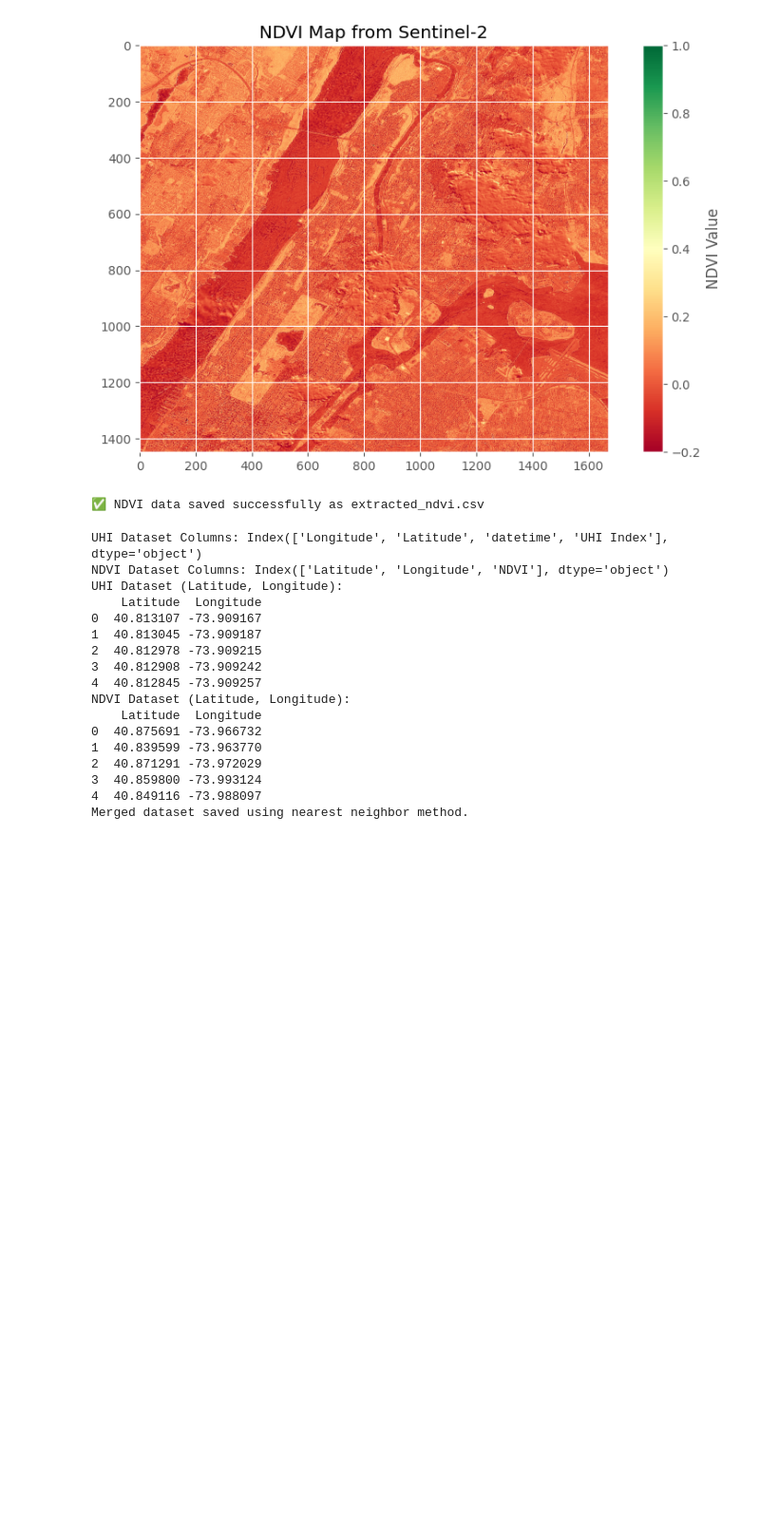
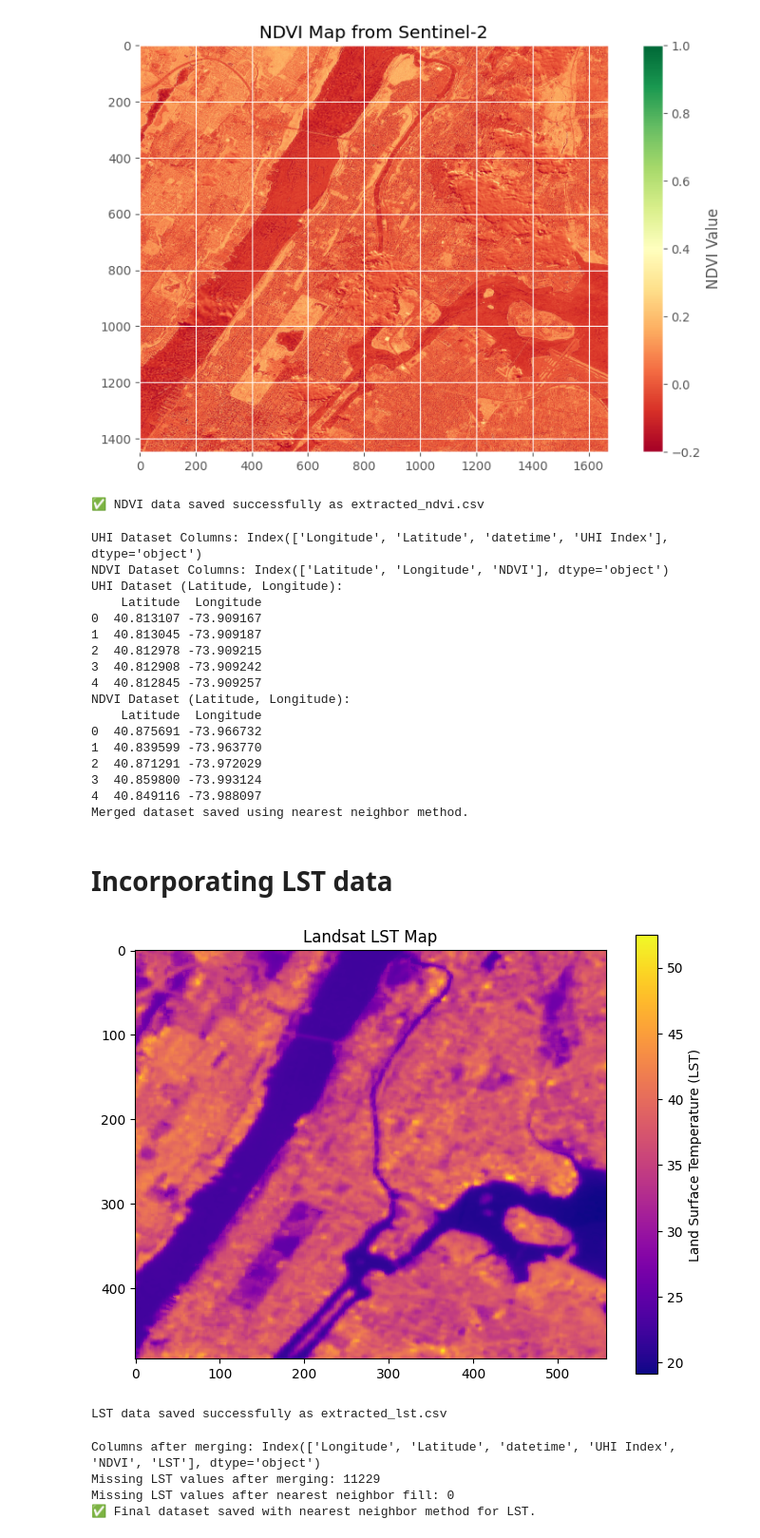
Before and after one commit to 21-abhi-d/EY-D-A-Challenge, a Jupyter notebook: UHI_Prediction_Model.ipynb, the cells around one changed output. Shown at 95% size. Saved outputs shown, nothing was run; the diff lists cells and outputs as text; code cells hidden in the pictures; blank space fills up the shorter version.

```diff
--- a/UHI_Prediction_Model.ipynb
+++ b/UHI_Prediction_Model.ipynb
@@ -197,3 +197,81 @@ NDVI Dataset (Latitude, Longitude):
 3  40.859800 -73.993124
 4  40.849116 -73.988097
 Merged dataset saved using nearest neighbor method.
+# %% [markdown]
+# Incorporating LST data
+# %%
+import rasterio
+import matplotlib.pyplot as plt
+
+lst_tiff_file = "datasets/Landsat_LST.tiff"
+
+with rasterio.open(lst_tiff_file) as src:
+    lst_data = src.read(1)
+    transform = src.transform
+
+plt.figure(figsize=(8, 6))
+plt.imshow(lst_data, cmap="plasma")
+plt.colorbar(label="Land Surface Temperature (LST)")
+plt.title("Landsat LST Map")
+plt.show()
+# %% [output]
+[figure, added]
+# %%
+import pandas as pd
+import numpy as np
+
+lst_list = []
+height, width = lst_data.shape
+
+for row in range(height):
+    for col in range(width):
+        lon, lat =  transform * (col, row)
+        lst_value = lst_data[row, col]
+        if not np.isnan(lst_value):
+            lst_list.append([lat, lon, lst_value])
+
+lst_df = pd.DataFrame(lst_list, columns=["Latitude", "Longitude", "LST"])
+lst_df.to_csv("extracted_lst.csv", index=False)
+
+print("LST data saved successfully as extracted_lst.csv")
+# %% [output]
+LST data saved successfully as extracted_lst.csv
+# %%
+import pandas as pd
+import numpy as np
+from scipy.spatial import cKDTree
+
+# Load the existing UHI + NDVI dataset
+merged_df = pd.read_csv("UHI_with_NDVI_nearest.csv")
+
+# Load the LST dataset
+lst_df = pd.read_csv("extracted_lst.csv")
+
+# 🚨 Step 1: Merge UHI + NDVI with LST data to create the LST column
+merged_df = merged_df.merge(lst_df, on=["Latitude", "Longitude"], how="left")
+
+# Check if 'LST' column exists and the initial count of missing values
+print("Columns after merging:", merged_df.columns)
+print("Missing LST values after merging:", merged_df['LST'].isnull().sum())
+
+# 🚨 Step 2: Apply Nearest Neighbor Method for Remaining NaN Values
+# Build a KD-Tree for the LST coordinates
+lst_tree = cKDTree(lst_df[['Latitude', 'Longitude']].values)
+
+# Fill missing LST values using the nearest neighbor method
+for index, row in merged_df.iterrows():
+    if pd.isna(row['LST']):  # Only fill missing LST values
+        _, nearest_index = lst_tree.query([row['Latitude'], row['Longitude']])
+        merged_df.at[index, 'LST'] = lst_df.iloc[nearest_index]['LST']
+
+# Verify if missing LST values have been filled
+print("Missing LST values after nearest neighbor fill:", merged_df['LST'].isnull().sum())
+
+# Save the final dataset with nearest neighbor LST values
+merged_df.to_csv("UHI_with_NDVI_LST_nearest.csv", index=False)
+print("✅ Final dataset saved with nearest neighbor method for LST.")
+# %% [output]
+Columns after merging: Index(['Longitude', 'Latitude', 'datetime', 'UHI Index', 'NDVI', 'LST'], dtype='object')
+Missing LST values after merging: 11229
+Missing LST values after nearest neighbor fill: 0
+✅ Final dataset saved with nearest neighbor method for LST.
```
Also changed, not shown: parts of 9 cells of this notebook, 3 other files.
